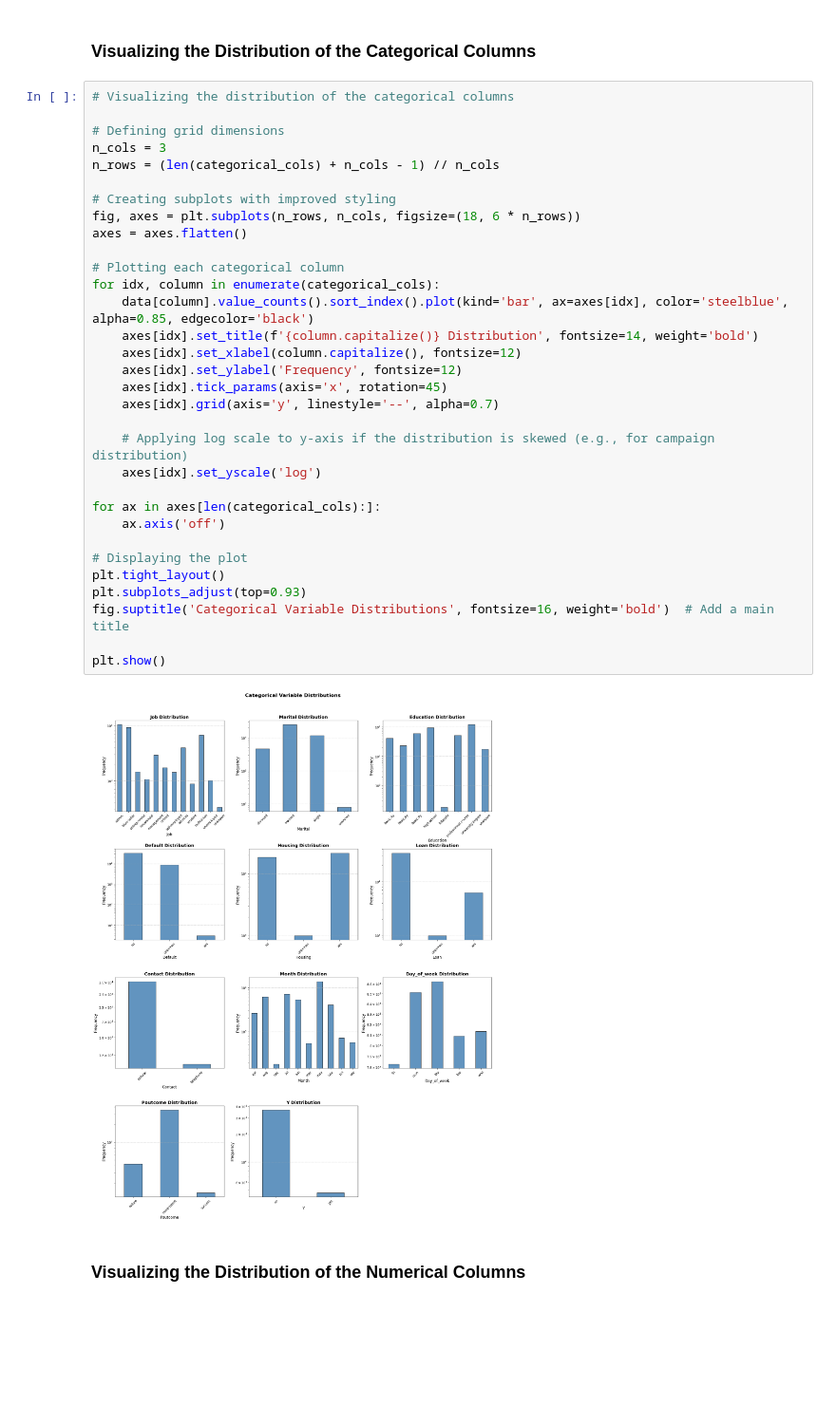
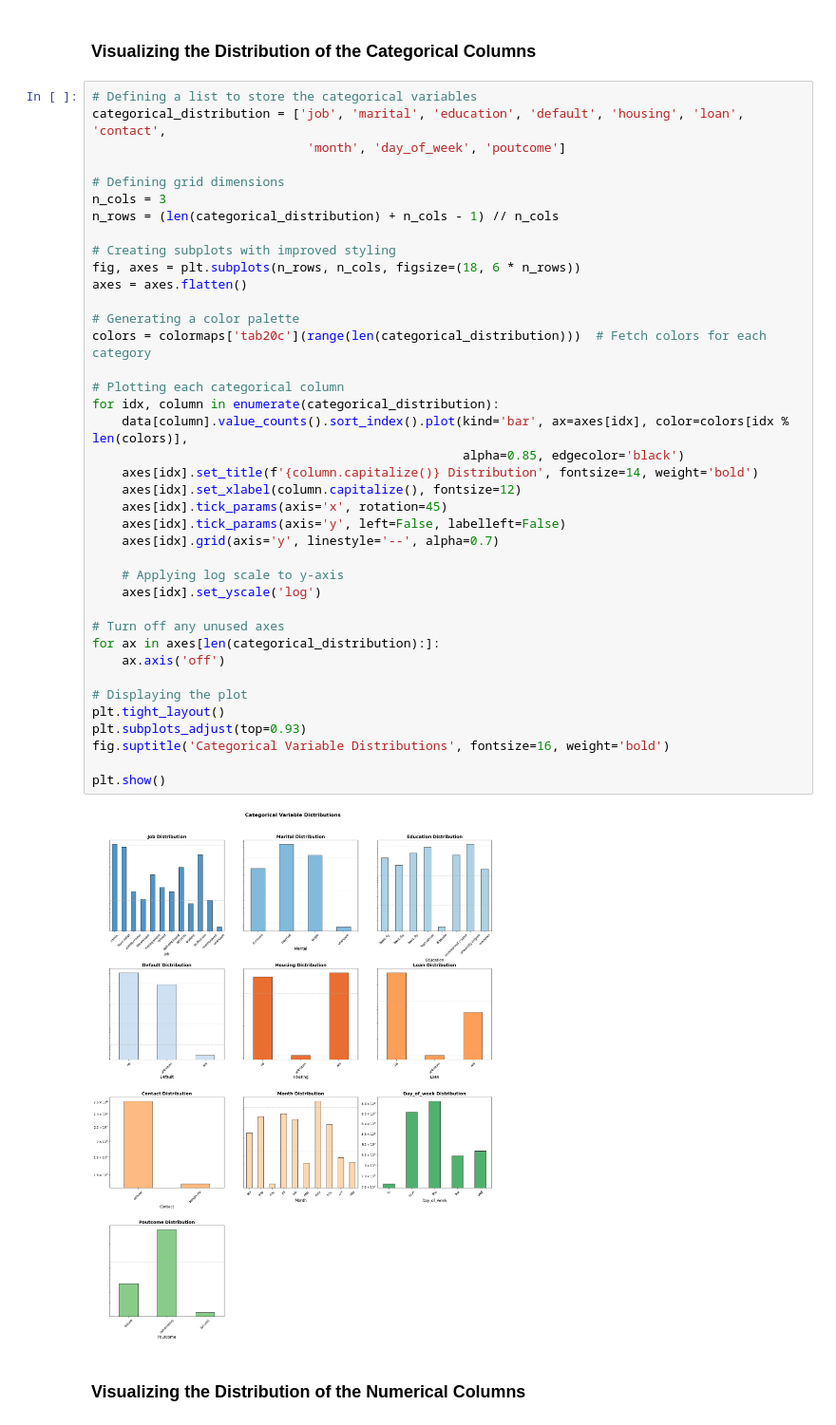
Before and after one commit to ShabnaIlmi/Bank-Marketing-Random-Forest-and-Neural-Networks, a Jupyter notebook: Coursework.ipynb, the cells around one changed output. Shown at 95% size. Cells and saved outputs as stored; diff of their text form; blank space fills up the shorter version.

```diff
--- a/Coursework.ipynb
+++ b/Coursework.ipynb
@@ -234,39 +249,46 @@ plt.show()
 # %% [markdown]
 ### **Visualizing the Distribution of the Categorical Columns**
 # %%
-# Visualizing the distribution of the categorical columns
+# Defining a list to store the categorical variables
+categorical_distribution = ['job', 'marital', 'education', 'default', 'housing', 'loan', 'contact',
+                             'month', 'day_of_week', 'poutcome']
 
 # Defining grid dimensions
 n_cols = 3
-n_rows = (len(categorical_cols) + n_cols - 1) // n_cols
+n_rows = (len(categorical_distribution) + n_cols - 1) // n_cols
 
 # Creating subplots with improved styling
 fig, axes = plt.subplots(n_rows, n_cols, figsize=(18, 6 * n_rows))
 axes = axes.flatten()
 
+# Generating a color palette
+colors = colormaps['tab20c'](range(len(categorical_distribution)))  # Fetch colors for each category
+
 # Plotting each categorical column
-for idx, column in enumerate(categorical_cols):
-    data[column].value_counts().sort_index().plot(kind='bar', ax=axes[idx], color='steelblue', alpha=0.85, edgecolor='black')
+for idx, column in enumerate(categorical_distribution):
+    data[column].value_counts().sort_index().plot(kind='bar', ax=axes[idx], color=colors[idx % len(colors)],
+                                                  alpha=0.85, edgecolor='black')
     axes[idx].set_title(f'{column.capitalize()} Distribution', fontsize=14, weight='bold')
     axes[idx].set_xlabel(column.capitalize(), fontsize=12)
-    axes[idx].set_ylabel('Frequency', fontsize=12)
     axes[idx].tick_params(axis='x', rotation=45)
+    axes[idx].tick_params(axis='y', left=False, labelleft=False)
     axes[idx].grid(axis='y', linestyle='--', alpha=0.7)
 
-    # Applying log scale to y-axis if the distribution is skewed (e.g., for campaign distribution)
+    # Applying log scale to y-axis
     axes[idx].set_yscale('log')
 
-for ax in axes[len(categorical_cols):]:
+# Turn off any unused axes
+for ax in axes[len(categorical_distribution):]:
     ax.axis('off')
 
 # Displaying the plot
 plt.tight_layout()
 plt.subplots_adjust(top=0.93)
-fig.suptitle('Categorical Variable Distributions', fontsize=16, weight='bold')  # Add a main title
+fig.suptitle('Categorical Variable Distributions', fontsize=16, weight='bold')
 
 plt.show()
 # %% [output]
-[figure, old version]
+[figure, new version]
 # %% [markdown]
 ### **Visualizing the Distribution of the Numerical Columns**
 # %%
```
Also changed, not shown: parts of 21 cells of this notebook.
